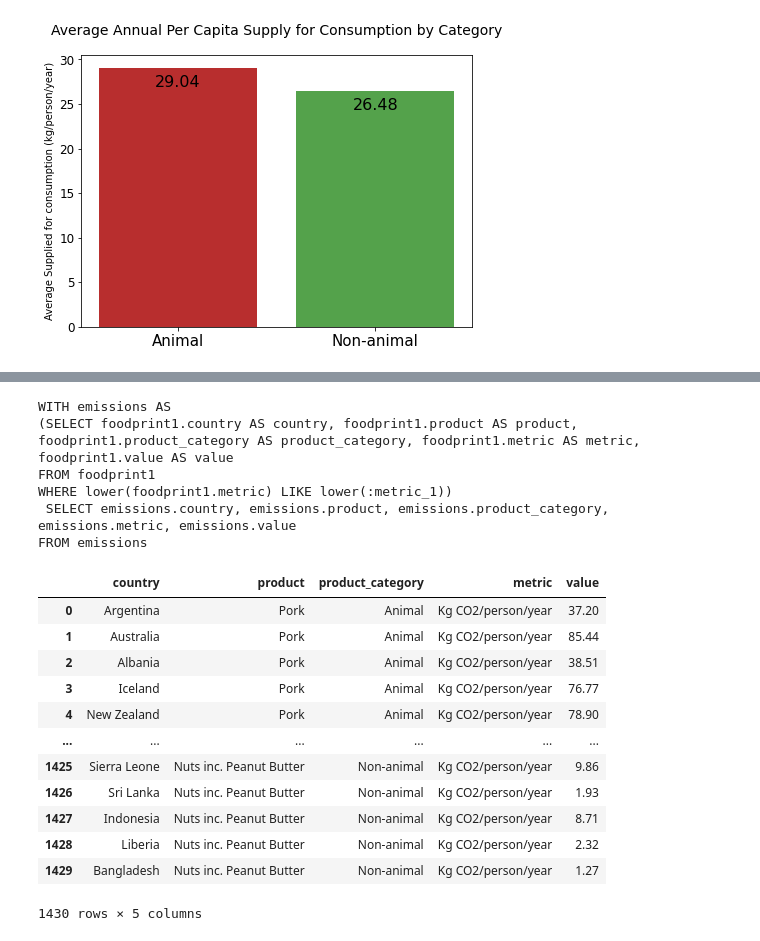
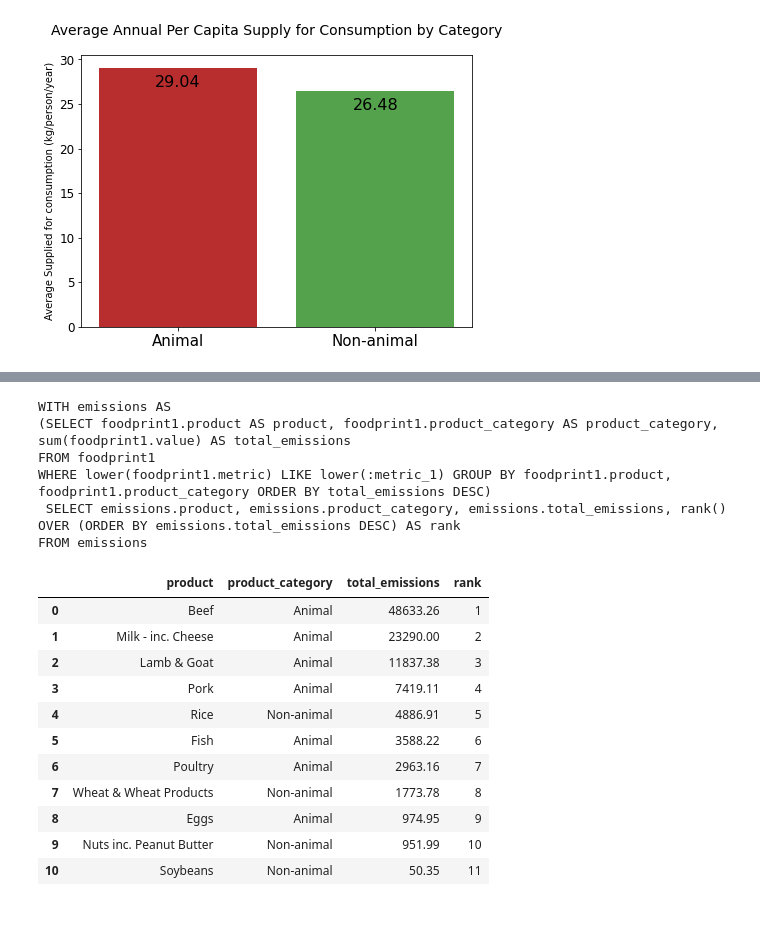
Before and after one commit to daniel-epm/food_carbon_fp, a Jupyter notebook: foodprint_analysis.ipynb, the cells around one changed output, grey strips where cells are left out. Cells and saved outputs as stored; diff of their text form; code cells hidden in the pictures.

Commit message:
CTEs for product analysis and deleted initial notebook

```diff
--- a/foodprint_analysis.ipynb
+++ b/foodprint_analysis.ipynb
@@ -419,34 +350,39 @@ fetch_query_results('query', query)
-# %%
-# Step 1: Define the CTE
-emissions_cte = (
-    select(foodprint1)
-    .where(foodprint1.c.metric.ilike('Kg CO2%'))
-    .cte("emissions")
-)
-
-# Step 2: Use the CTE in a new SELECT statement
-stmt = select(emissions_cte)
-
-print(stmt)
-
-fetch_query_results('stmt', stmt)
-# %% [output]
-WITH emissions AS
-(SELECT foodprint1.country AS country, foodprint1.product AS product, foodprint1.product_category AS product_category, foodprint1.metric AS metric, foodprint1.value AS value
-FROM foodprint1
-WHERE lower(foodprint1.metric) LIKE lower(:metric_1))
- SELECT emissions.country, emissions.product, emissions.product_category, emissions.metric, emissions.value
-FROM emissions
-|  | country | product | product_category | metric | value |
-| 0 | Argentina | Pork | Animal | Kg CO2/person/year | 37.20 |
-| 1 | Australia | Pork | Animal | Kg CO2/person/year | 85.44 |
-| 2 | Albania | Pork | Animal | Kg CO2/person/year | 38.51 |
-| 3 | Iceland | Pork | Animal | Kg CO2/person/year | 76.77 |
-| 4 | New Zealand | Pork | Animal | Kg CO2/person/year | 78.90 |
-| ... | ... | ... | ... | ... | ... |
-| 1425 | Sierra Leone | Nuts inc. Peanut Butter | Non-animal | Kg CO2/person/year | 9.86 |
-| 1426 | Sri Lanka | Nuts inc. Peanut Butter | Non-animal | Kg CO2/person/year | 1.93 |
-| 1427 | Indonesia | Nuts inc. Peanut Butter | Non-animal | Kg CO2/person/year | 8.71 |
-| 1428 | Liberia | Nuts inc. Peanut Butter | Non-animal | Kg CO2/person/year | 2.32 |
-| 1429 | Bangladesh | Nuts inc. Peanut Butter | Non-animal | Kg CO2/person/year | 1.27 |
-1430 rows × 5 columns
+# %%
+# Rank products by CO2 emissions
+
+emissions_cte = (
+    select(foodprint1.columns.product,
+           foodprint1.columns.product_category,
+           func.sum(foodprint1.columns.value).label('total_emissions'))
+    .group_by(foodprint1.columns.product,
+              foodprint1.columns.product_category)
+    .where(foodprint1.columns.metric.ilike('Kg %'))
+    .order_by(desc('total_emissions'))
+    .cte('emissions')
+)
+
+stmt = select(emissions_cte,
+              func.rank().over(order_by= desc('total_emissions')).label('rank'))
+
+print(stmt)
+
+fetch_query_results('stmt', stmt)
+# %% [output]
+WITH emissions AS
+(SELECT foodprint1.product AS product, foodprint1.product_category AS product_category, sum(foodprint1.value) AS total_emissions
+FROM foodprint1
+WHERE lower(foodprint1.metric) LIKE lower(:metric_1) GROUP BY foodprint1.product, foodprint1.product_category ORDER BY total_emissions DESC)
+ SELECT emissions.product, emissions.product_category, emissions.total_emissions, rank() OVER (ORDER BY emissions.total_emissions DESC) AS rank
+FROM emissions
+|  | product | product_category | total_emissions | rank |
+| 0 | Beef | Animal | 48633.26 | 1 |
+| 1 | Milk - inc. Cheese | Animal | 23290.00 | 2 |
+| 2 | Lamb & Goat | Animal | 11837.38 | 3 |
+| 3 | Pork | Animal | 7419.11 | 4 |
+| 4 | Rice | Non-animal | 4886.91 | 5 |
+| 5 | Fish | Animal | 3588.22 | 6 |
+| 6 | Poultry | Animal | 2963.16 | 7 |
+| 7 | Wheat & Wheat Products | Non-animal | 1773.78 | 8 |
+| 8 | Eggs | Animal | 974.95 | 9 |
+| 9 | Nuts inc. Peanut Butter | Non-animal | 951.99 | 10 |
+| 10 | Soybeans | Non-animal | 50.35 | 11 |
```
Also changed, not shown: parts of 8 cells of this notebook, 1 other file.
